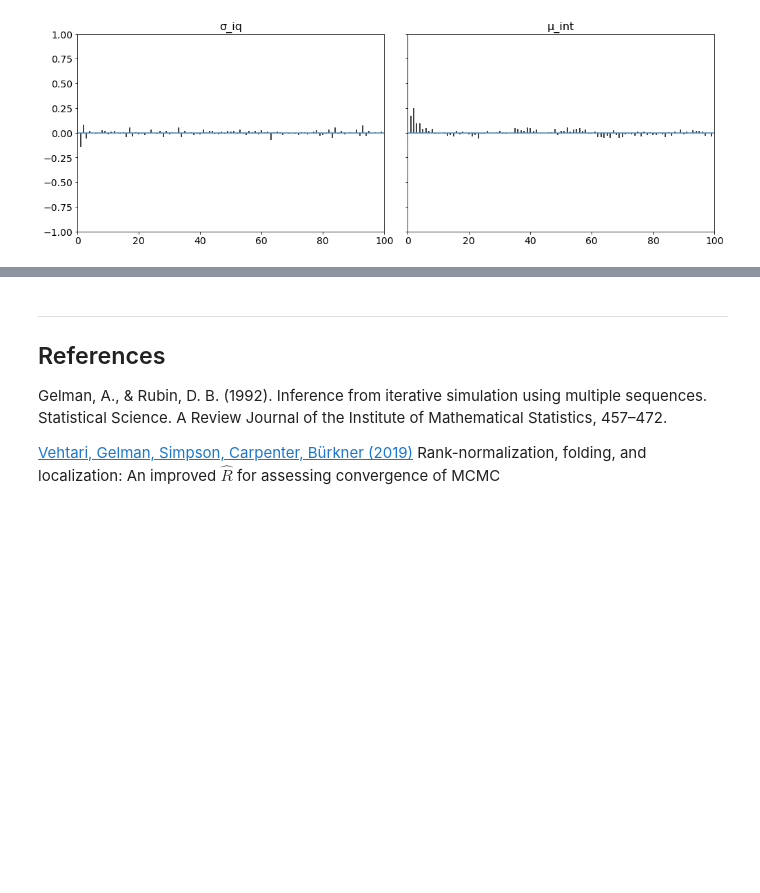
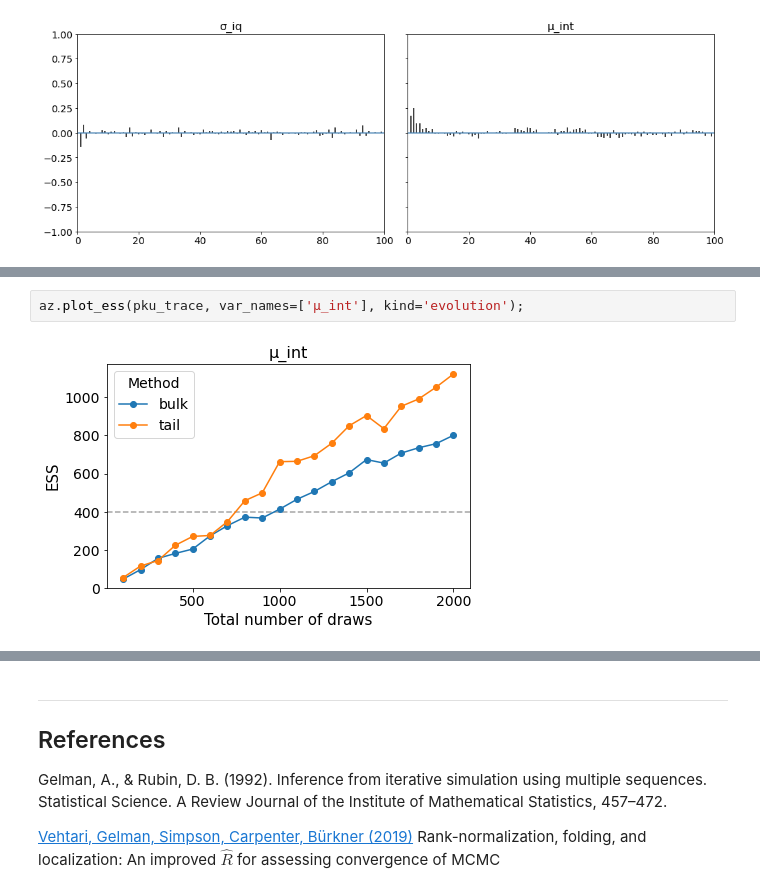
Before and after one commit to fonnesbeck/Bayes_Computing_Course, a Jupyter notebook: notebooks/Section3_2-Diagnostics.ipynb, the cells around one changed output, grey strips where cells are left out. Cells and saved outputs as stored; diff of their text form; blank space fills up the shorter version.

```diff
--- a/notebooks/Section3_2-Diagnostics.ipynb
+++ b/notebooks/Section3_2-Diagnostics.ipynb
@@ -418,0 +429,4 @@ It is tempting to want to **thin** the chain to eliminate the autocorrelation (*
+# %%
+az.plot_ess(pku_trace, var_names=['μ_int'], kind='evolution');
+# %% [output]
+[figure, added]
```
Also changed, not shown: parts of 13 cells of this notebook.
